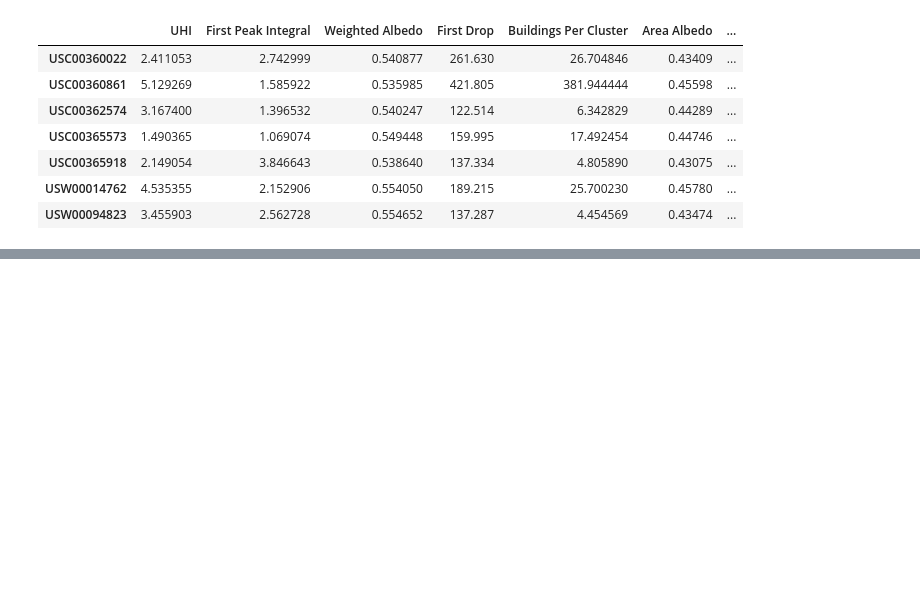
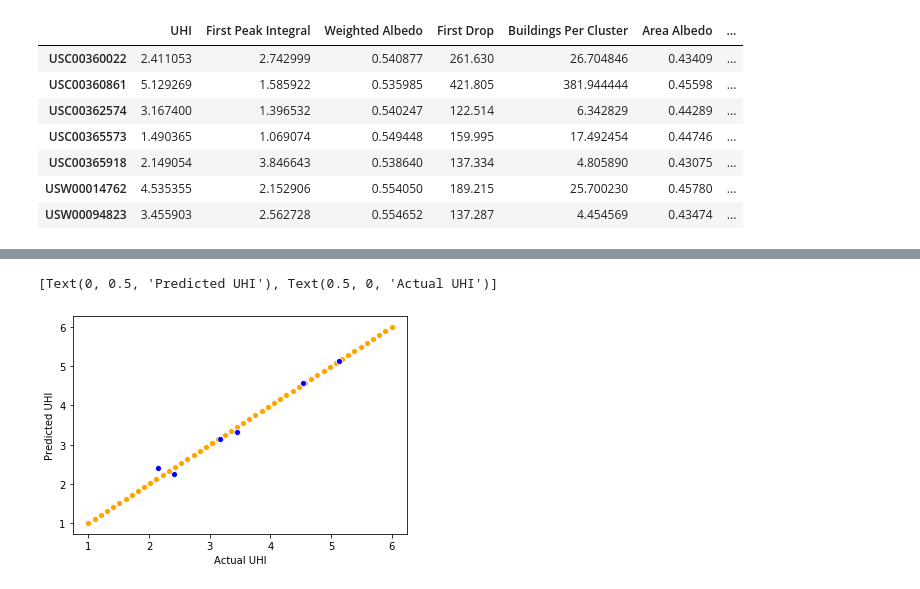
Before and after one commit to rrusali/2020-Summer-Research, a Jupyter notebook: Regression Analysis.ipynb, the cells around one changed output, grey strips where cells are left out. Drawn from its saved outputs; the diff is of its cells as text; code cells hidden in the pictures; blank space fills up the shorter version.

```diff
--- a/Regression Analysis.ipynb
+++ b/Regression Analysis.ipynb
@@ -2,7 +2,7 @@
 import pandas as pd
 import numpy as np
 # %%
-openpath = "E:/Old Downloads Folder/Research Stuff/Climate Data/UHII.csv"
+openpath = "E:/Old Downloads Folder/Research Stuff/Climate Data/Pittsburgh_UHII.csv"
 
 with open(openpath) as f:
 
@@ -265,0 +397,8 @@ The R2 value is: 0.69 -- The dropped variable is: Buildings In Area
+# %%
+copy_frame = final_frame.copy()
+
+copy_frame = copy_frame.drop(['First Drop', 'First Peak Integral', 'Area Albedo', 'Buildings Per Cluster'], axis = 1)
+
+copy_frame = copy_frame.drop(['USC00365573'])
+
+copy_frame
@@ -265,0 +413,20 @@ The R2 value is: 0.69 -- The dropped variable is: Buildings In Area
+# %%
+mlr.fit(copy_frame[['Weighted Albedo', 'Buildings In Area', 'Distance to River']], copy_frame['UHI'])
+
+y_true = copy_frame['UHI']
+
+y_predict = []
+
+for index, data in copy_frame.iterrows():
+
+    pred = mlr.intercept_ + data['Weighted Albedo'] * mlr.coef_[0] + data['Buildings In Area'] * mlr.coef_[1] + data['Distance to River'] * mlr.coef_[2]
+
+    y_predict.append(pred)
+
+copy_frame['Predictions'] = y_predict
+
+print('The R2 value using the predictor variables is: ' + str(round(r2_score(y_true, y_predict), 2)))
+
+print(mlr.intercept_, mlr.coef_)
+
+copy_frame
@@ -265,0 +443,13 @@ The R2 value is: 0.69 -- The dropped variable is: Buildings In Area
+# %%
+import seaborn as sns
+import matplotlib.pyplot as plt
+
+xline = np.linspace(1, 6)
+yline = np.linspace(1, 6)
+
+ax = sns.scatterplot(x = xline, y = yline, color = 'orange')
+sns.scatterplot(x = y_true, y = y_predict, color = 'blue')
+ax.set(ylabel = 'Predicted UHI', xlabel = 'Actual UHI')
+# %% [output]
+[Text(0, 0.5, 'Predicted UHI'), Text(0.5, 0, 'Actual UHI')]
+[figure, added]
```
Also changed, not shown: parts of 13 cells of this notebook, 9 other files.
